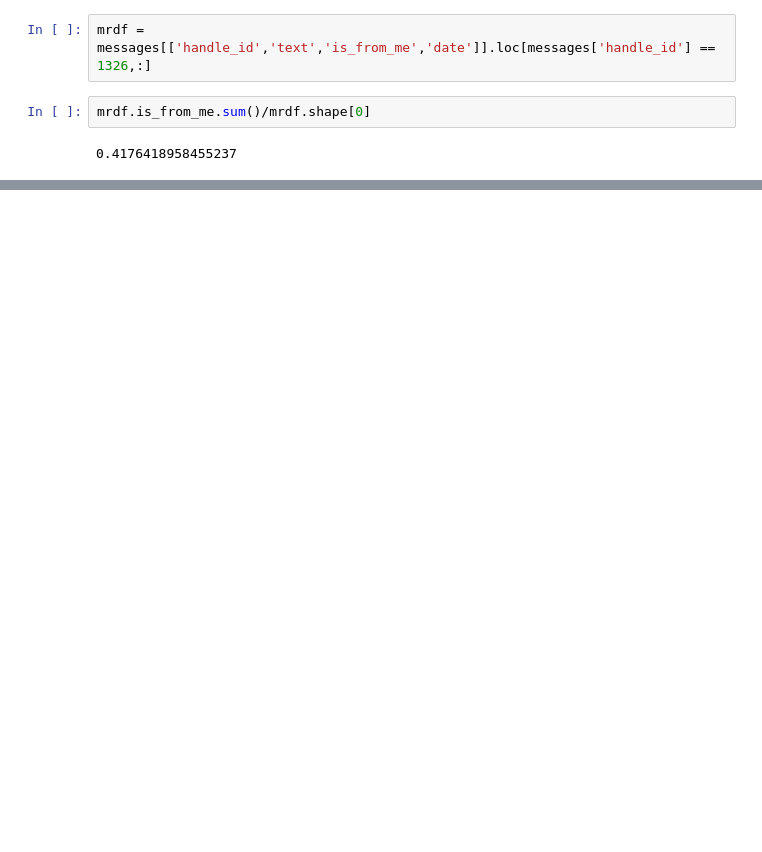
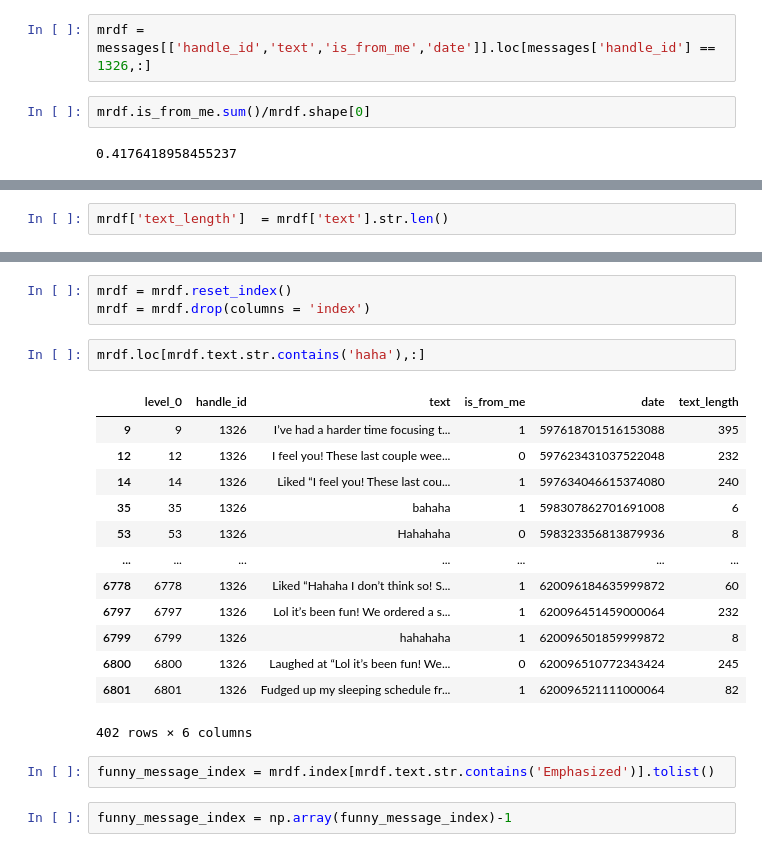
Before and after one commit to jakemanderson/messages, a Jupyter notebook: message_analysis.ipynb, the cells around one changed output, grey strips where cells are left out. Drawn from its saved outputs; the diff is of its cells as text; blank space fills up the shorter version.

```diff
--- a/message_analysis.ipynb
+++ b/message_analysis.ipynb
@@ -78,0 +88,2 @@ mrdf.is_from_me.sum()/mrdf.shape[0]
+# %%
+mrdf['text_length']  = mrdf['text'].str.len()
@@ -78,0 +174,23 @@ mrdf.is_from_me.sum()/mrdf.shape[0]
+# %%
+mrdf = mrdf.reset_index()
+mrdf = mrdf.drop(columns = 'index')
+# %%
+mrdf.loc[mrdf.text.str.contains('haha'),:]
+# %% [output]
+|  | level_0 | handle_id | text | is_from_me | date | text_length |
+| 9 | 9 | 1326 | I’ve had a harder time focusing t... | 1 | 597618701516153088 | 395 |
+| 12 | 12 | 1326 | I feel you! These last couple wee... | 0 | 597623431037522048 | 232 |
+| 14 | 14 | 1326 | Liked “I feel you! These last cou... | 1 | 597634046615374080 | 240 |
+| 35 | 35 | 1326 | bahaha | 1 | 598307862701691008 | 6 |
+| 53 | 53 | 1326 | Hahahaha | 0 | 598323356813879936 | 8 |
+| ... | ... | ... | ... | ... | ... | ... |
+| 6778 | 6778 | 1326 | Liked “Hahaha I don’t think so! S... | 1 | 620096184635999872 | 60 |
+| 6797 | 6797 | 1326 | Lol it’s been fun! We ordered a s... | 1 | 620096451459000064 | 232 |
+| 6799 | 6799 | 1326 | hahahaha | 1 | 620096501859999872 | 8 |
+| 6800 | 6800 | 1326 | Laughed at “Lol it’s been fun! We... | 0 | 620096510772343424 | 245 |
+| 6801 | 6801 | 1326 | Fudged up my sleeping schedule fr... | 1 | 620096521111000064 | 82 |
+402 rows × 6 columns
+# %%
+funny_message_index = mrdf.index[mrdf.text.str.contains('Emphasized')].tolist()
+# %%
+funny_message_index = np.array(funny_message_index)-1
```
Also changed, not shown: parts of 20 cells of this notebook.
